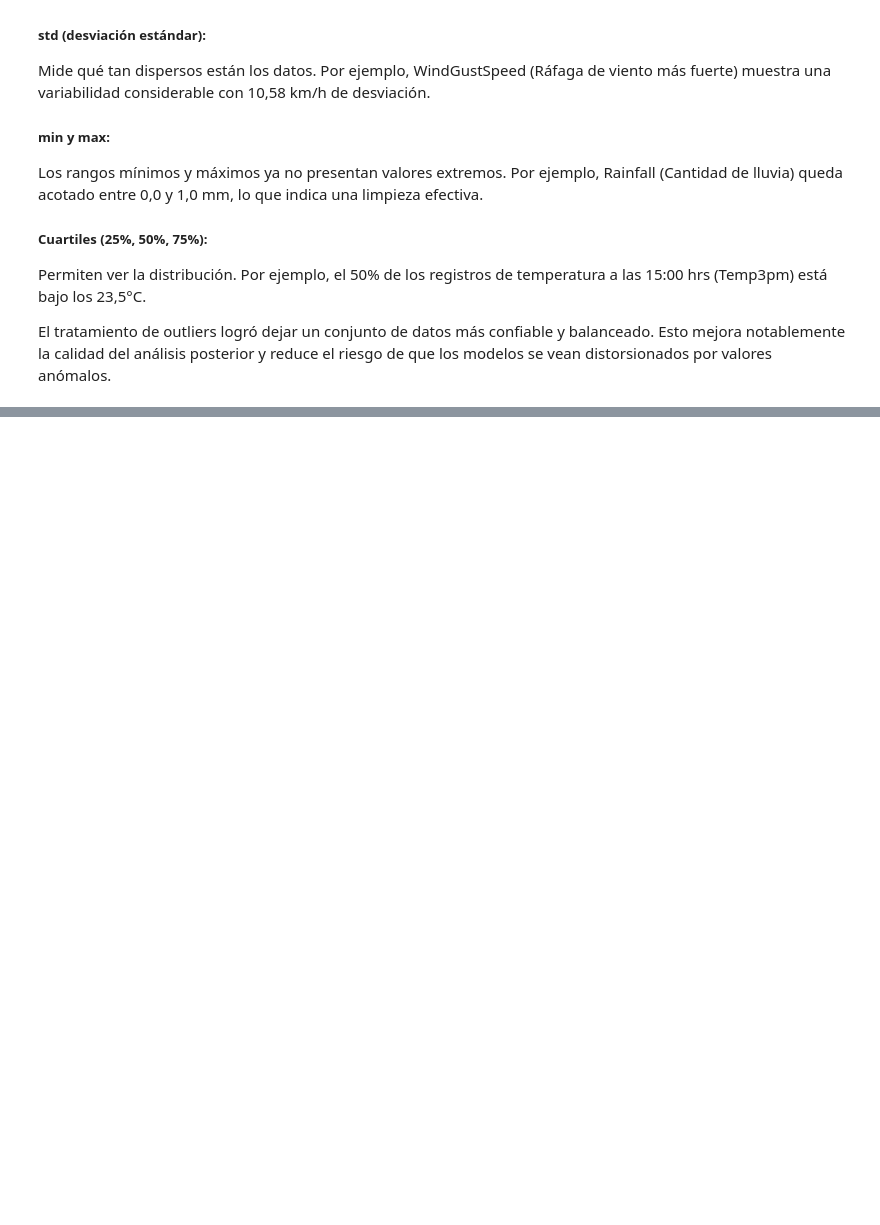
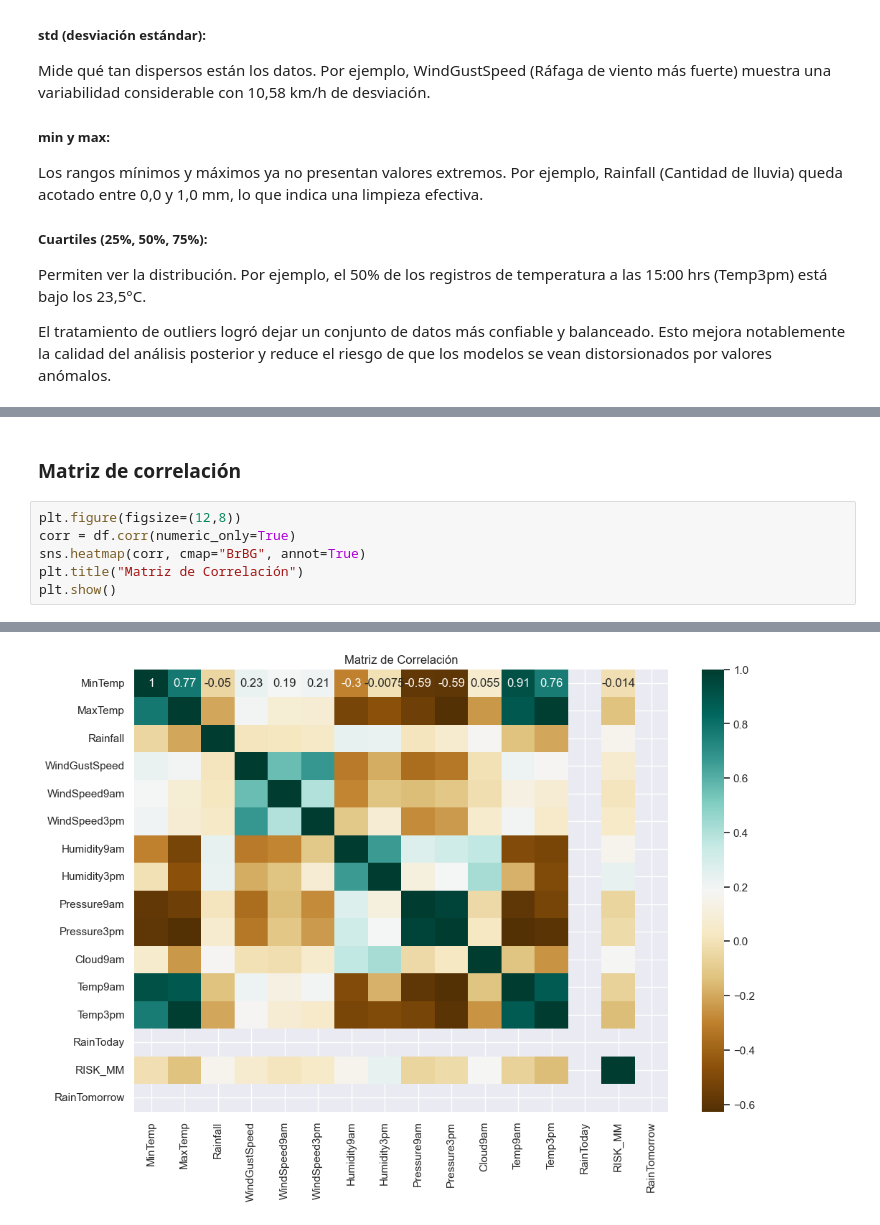
Before and after one commit to Manolowo/MineriadeDatos_Meteorologia, a Jupyter notebook: commonwealth/notebooks/02_data_understanding.ipynb, the cells around one changed output, grey strips where cells are left out. Saved outputs shown, nothing was run; the diff lists cells and outputs as text; blank space fills up the shorter version.

```diff
--- a/commonwealth/notebooks/02_data_understanding.ipynb
+++ b/commonwealth/notebooks/02_data_understanding.ipynb
@@ -442,0 +474,9 @@ El tratamiento de outliers logró dejar un conjunto de datos más confiable y ba
+# %% [markdown]
+### Matriz de correlación
+# %%
+plt.figure(figsize=(12,8))
+corr = df.corr(numeric_only=True)
+sns.heatmap(corr, cmap="BrBG", annot=True)
+plt.title("Matriz de Correlación")
+plt.show()
+# %% [output]
@@ -442,0 +484 @@ El tratamiento de outliers logró dejar un conjunto de datos más confiable y ba
+[figure, added]
```
Also changed, not shown: parts of 10 cells of this notebook, 1 other file.
